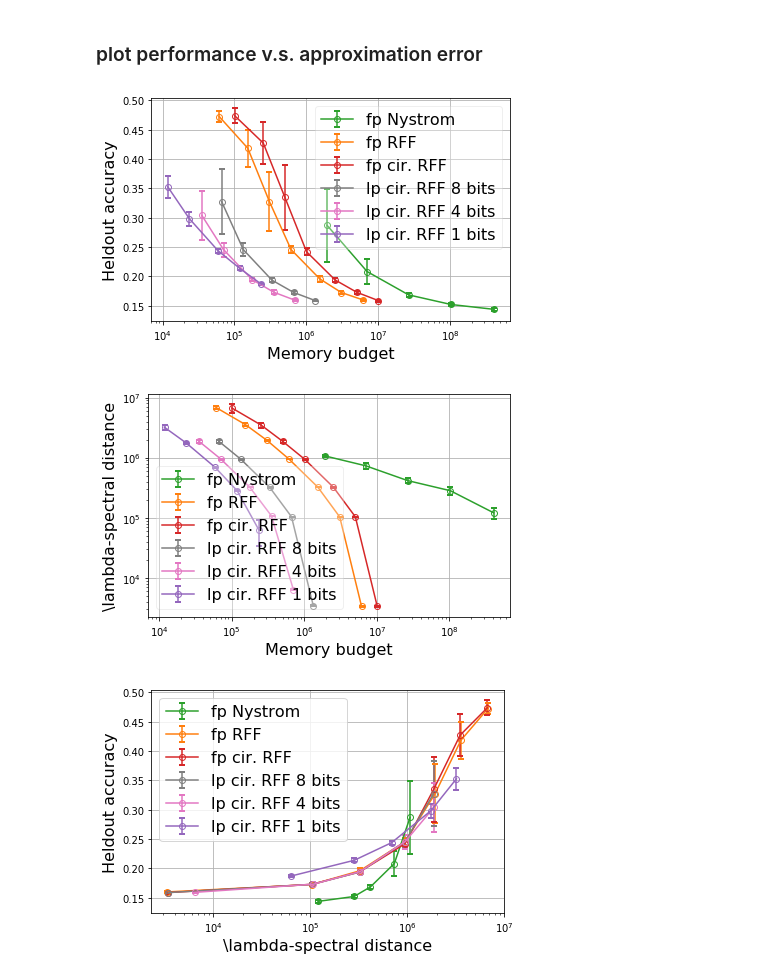
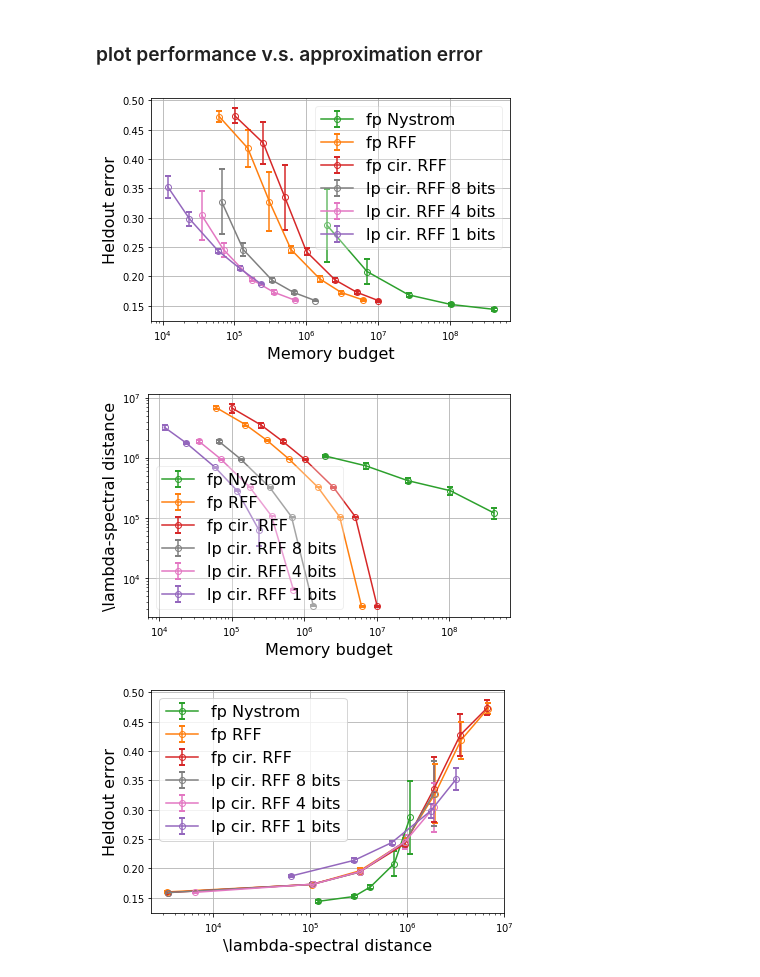
Before and after one commit to JianGoForIt/lp_rffs, a Jupyter notebook: kernel_reg/notebook/correlation-covtype-closeness-vs-kernel-approximation-error-real-setting-with-lambdastar-from-exact-kernel-with-delta-low-precision.ipynb, the cells around one changed output. Saved outputs shown, nothing was run; the diff lists cells and outputs as text; code cells hidden in the pictures.

```diff
--- a/kernel_reg/notebook/correlation-covtype-closeness-vs-kernel-approximation-error-real-setting-with-lambdastar-from-exact-kernel-with-delta-low-precision.ipynb
+++ b/kernel_reg/notebook/correlation-covtype-closeness-vs-kernel-approximation-error-real-setting-with-lambdastar-from-exact-kernel-with-delta-low-precision.ipynb
@@ -153,7 +153,7 @@ for nbit in [8, 4, 1]:
 color_dict = get_colors()
 plot_figure(data_list, color_dict)
 plt.xscale("log")
-plt.ylabel("Heldout accuracy", fontsize=16)
+plt.ylabel("Heldout error", fontsize=16)
 plt.xlabel("Memory budget", fontsize=16)
 # plt.title("acc vs memory")
 plt.legend(fontsize=16, framealpha=0.3)
@@ -192,7 +192,7 @@ for nbit in [8, 4, 1]:
 color_dict = get_colors()
 plot_figure(data_list, color_dict, ave_x=True)
 plt.xscale("log")
-plt.ylabel("Heldout accuracy", fontsize=16)
+plt.ylabel("Heldout error", fontsize=16)
 plt.xlabel("\lambda-spectral distance", fontsize=16)
 # plt.title("acc vs delta")
 plt.legend(fontsize=16)
@@ -201,33 +201,33 @@ plt.savefig("./figures/classification_acc_vs_delta.pdf")
 # plt.ylim([None, 2e8])
 plt.show()
 
 
 # # plt.figure()
 # # for nbit in [64, 16, 8, 4, 2, 1]:
 # #     plt.plot(n_rff_feat_dict[nbit], l2_loss_list_cir_rff[nbit], "-o", label="cir rff " + str(nbit) )
 # # plt.plot(n_rff_feat_dict[64], l2_loss_list_rff, "-o", label="basic rff " + str(64) )
 # # plt.plot(n_nystrom_feat, l2_loss_list_nystrom, "-o", label="Nystrom " + str(64) )
 # # plt.grid()
 # # # plt.yscale("log")
 # # plt.xscale("log")
 # # plt.title("acc vs n feat")
 # # plt.legend()
 # # # plt.ylim([None, 2e8])
 # # plt.show()
 
 # # plt.figure()
 # # for nbit in [64, 16, 8, 4, 2, 1]:
 # #     plt.plot(n_rff_feat_dict[nbit], delta_list_cir_rff[nbit], "-o", label="cir rff " + str(nbit) )
 # # plt.plot(n_rff_feat_dict[64], delta_list_rff, "-o", label="basic rff " + str(64) )
 # # plt.plot(n_nystrom_feat, delta_list_nystrom, "-o", label="Nystrom " + str(64) )
 # # plt.grid()
 # # plt.yscale("log")
 # # plt.xscale("log")
 # # plt.title("delta vs n feat")
 # # plt.legend()
 # # # plt.ylim([None, 2e8])
 # # plt.show()
 # %% [output]
-[figure, old version]
+[figure, new version]
 [figure]
-[figure, old version]
+[figure, new version]
```
Also changed, not shown: 2 other files.
